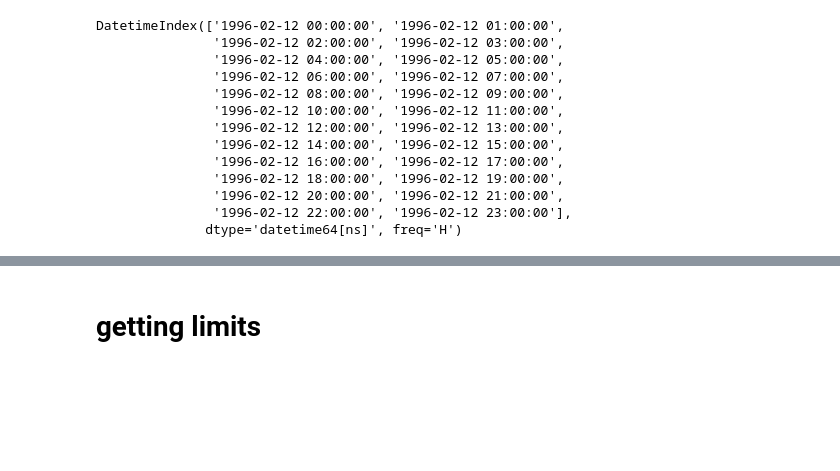
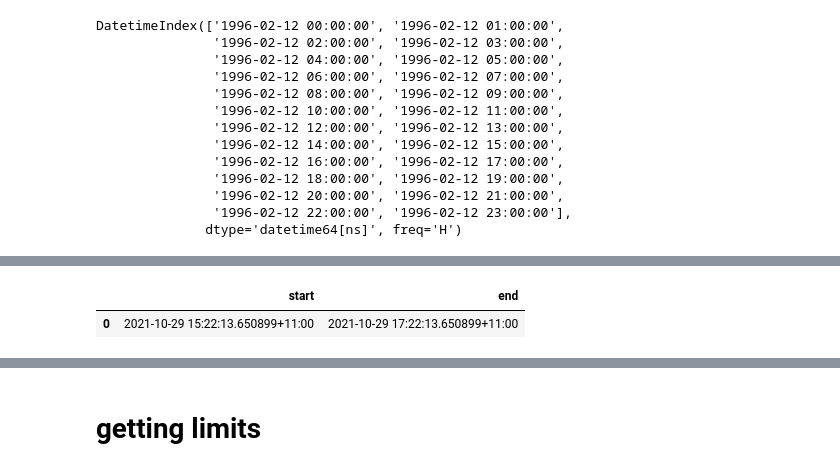
Before and after one commit to alecsharpie/wakematch, a Jupyter notebook: notebooks/graph_exploration.ipynb, the cells around one changed output, grey strips where cells are left out. Drawn from its saved outputs; the diff is of its cells as text; code cells hidden in the pictures; blank space fills up the shorter version.

```diff
--- a/notebooks/graph_exploration.ipynb
+++ b/notebooks/graph_exploration.ipynb
@@ -228,6 +240,12 @@ inputs = ['Australia/Victoria',
           [8,20]]
 # %%
 df = input_to_dataframe(inputs)
+waketimes_df = find_waketimes(df, 'Australia/Victoria')
+# %%
+waketimes_df
+# %% [output]
+|  | start | end |
+| 0 | 2021-10-29 15:22:13.650899+11:00 | 2021-10-29 17:22:13.650899+11:00 |
 # %%
 fig = px.timeline(df, x_start="start", x_end="end", y="person")
 fig.update_yaxes(autorange="reversed") # otherwise tasks are listed from the bottom up
```
Also changed, not shown: parts of 28 cells of this notebook.
